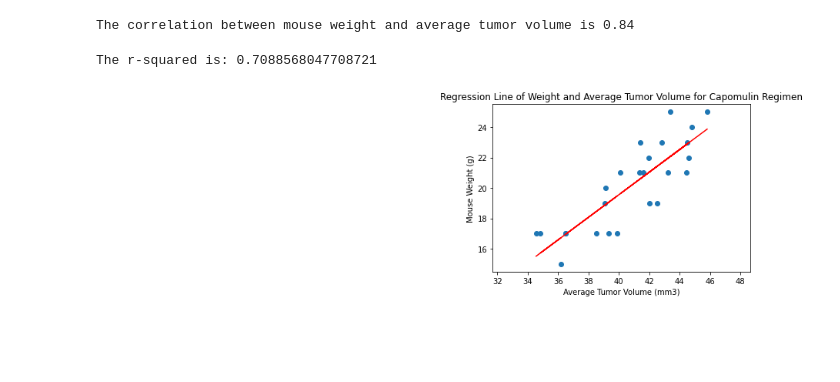
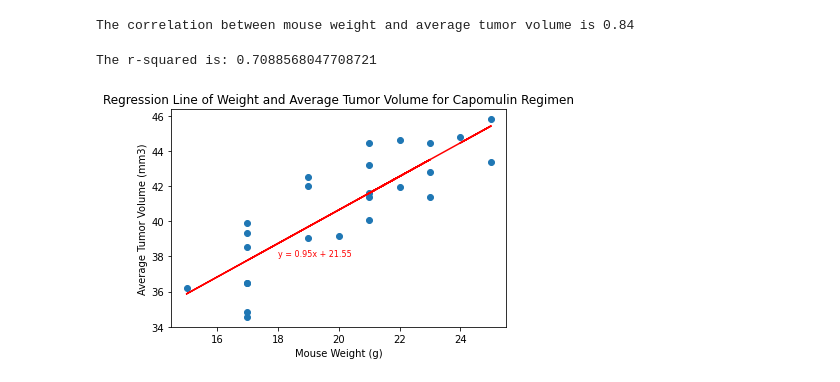
Before and after one commit to hsharma263/matplotlib-challenge, a Jupyter notebook: pymaceuticals_starter.ipynb, the cells around one changed output. Saved outputs shown, nothing was run; the diff lists cells and outputs as text; code cells hidden in the pictures.

```diff
--- a/pymaceuticals_starter.ipynb
+++ b/pymaceuticals_starter.ipynb
@@ -478,23 +401,29 @@ print(f"The correlation between mouse weight and average tumor volume is {round(
 # %% [output]
 The correlation between mouse weight and average tumor volume is 0.84
 # %%
-x_values = mouse_weight["Average Tumor Volume (mm3)"]
-y_values = mouse_weight["Weight (g)"]
+y_values = mouse_weight["Average Tumor Volume (mm3)"]
+x_values = mouse_weight["Weight (g)"]
+
+#Calculating the regression line
 (slope, intercept, rvalue, pvalue, stderr) = st.linregress(x_values, y_values)
 regress_values = x_values * slope + intercept
 line_eq = "y = " + str(round(slope,2)) + "x + " + str(round(intercept,2))
-plt.scatter(x_values,y_values)
+
+#Plots the data points
+plt.scatter(x_values, y_values)
+
+#Plots the regression line
 plt.plot(x_values,regress_values,"r-")
-plt.annotate(line_eq, (6,10),fontsize=15,color="red")
-plt.xlabel("Average Tumor Volume (mm3)")
-plt.ylabel("Mouse Weight (g)")
+
+#Add the equation to the line
+plt.annotate(line_eq, (18,38),fontsize=8,color="red")
+
+plt.ylabel("Average Tumor Volume (mm3)")
+plt.xlabel("Mouse Weight (g)")
 plt.title("Regression Line of Weight and Average Tumor Volume for Capomulin Regimen")
 print(f"The r-squared is: {rvalue**2}")
-plt.axis("equal")
 
 plt.show()
-
-##Fix formatting and need to print equation on line
 # %% [output]
 The r-squared is: 0.7088568047708721
-[figure, old version]
+[figure, new version]
```
Also changed, not shown: parts of 34 cells of this notebook.
